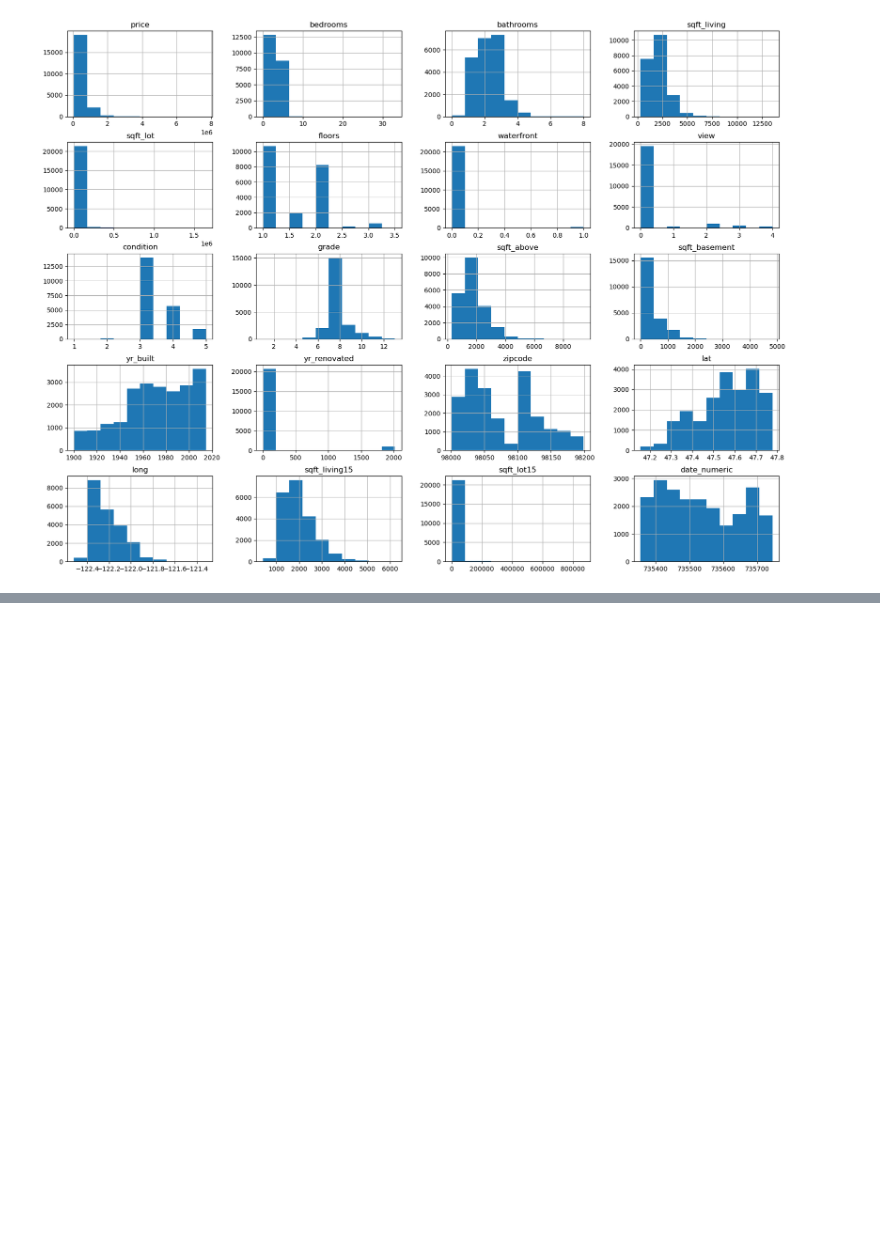
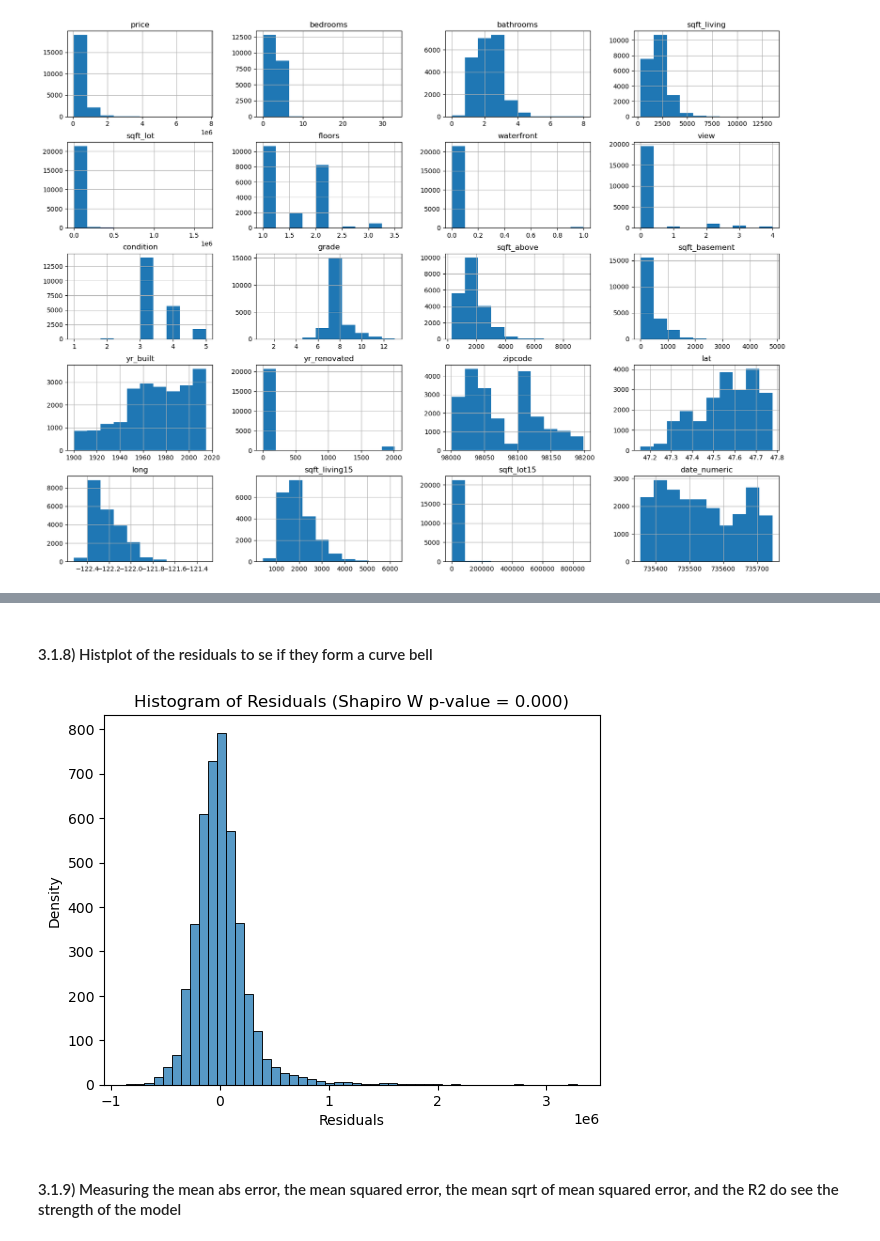
Before and after one commit to TRossen89/BI_MP_Assignments, a Jupyter notebook: MP3_Machine_Learning_for_Prediction_by_Regression.ipynb, the cells around one changed output, grey strips where cells are left out. Saved outputs shown, nothing was run; the diff lists cells and outputs as text; code cells hidden in the pictures; blank space fills up the shorter version.

```diff
--- a/MP3_Machine_Learning_for_Prediction_by_Regression.ipynb
+++ b/MP3_Machine_Learning_for_Prediction_by_Regression.ipynb
@@ -274,0 +410,13 @@ array([[<Axes: title={'center': 'price'}>,
+# %% [markdown]
+#### 3.1.8) Histplot of the residuals to se if they form a curve bell
+# %%
+
+sns.histplot((y_test - predictions), bins = 50)
+plt.xlabel('Residuals')
+plt.ylabel('Density')
+plt.title('Histogram of Residuals (Shapiro W p-value = {0:0.3f})'.format(shapiro(y_test - predictions)[1]))
+plt.show()
+# %% [output]
+[figure, added]
+# %% [markdown]
+#### 3.1.9) Measuring the mean abs error, the mean squared error, the mean sqrt of mean squared error, and the R2 do see the strength of the model
```
Also changed, not shown: parts of 39 cells of this notebook, 1 other file.
